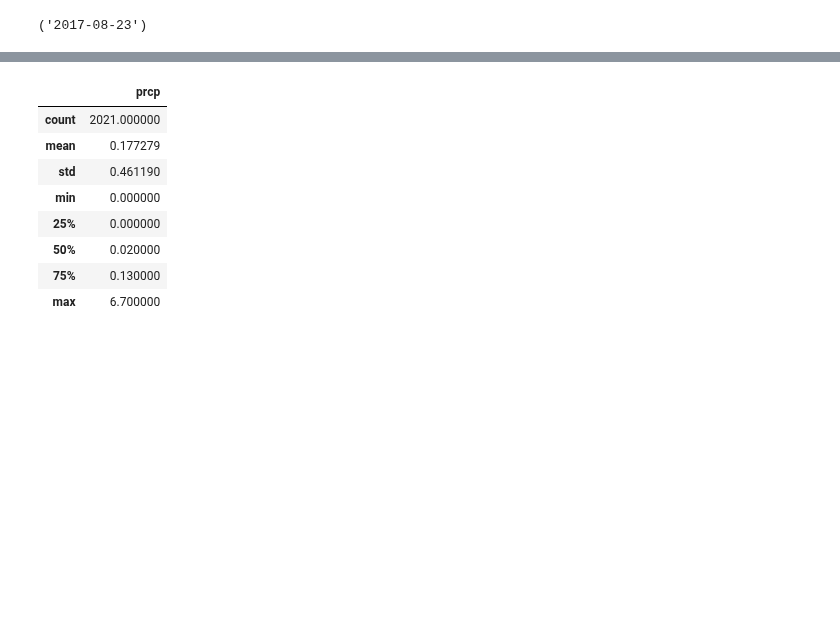
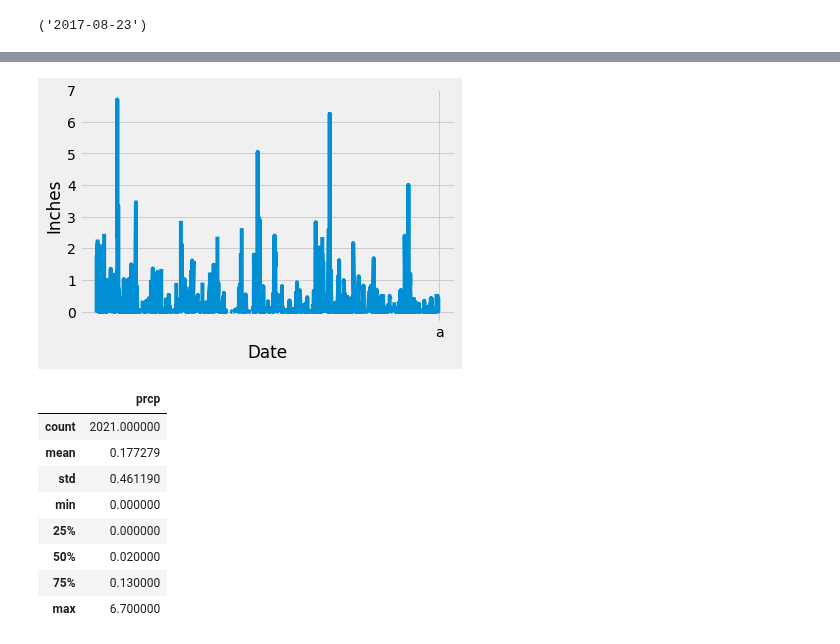
Before and after one commit to jjwilliams11/sqlalchemy-challenge, a Jupyter notebook: climate_starter.ipynb, the cells around one changed output, grey strips where cells are left out. Saved outputs shown, nothing was run; the diff lists cells and outputs as text; code cells hidden in the pictures; blank space fills up the shorter version.

```diff
--- a/climate_starter.ipynb
+++ b/climate_starter.ipynb
@@ -106,3 +96,18 @@ plt.show()
+# %%
+x_axis = sorted_rain_in_year.index
+y_axis = sorted_rain_in_year.prcp
+date_min = sorted_rain_in_year.index.min()
+date_max = sorted_rain_in_year.index.max()
+
+fig, ax = plt.subplots()
+ax.plot(x_axis, y_axis)
+ax.set_xlabel("Date")
+ax.set_ylabel("Inches")
+ax.set_xticks('auto')
+ax.set_xticklabels('auto')
+plt.show()
+# %% [output]
+[figure, added]
 # %%
 # Use Pandas to calcualte the summary statistics for the precipitation data
 sorted_rain_in_year.describe()
```
Also changed, not shown: parts of 5 cells of this notebook, 1 other file.
